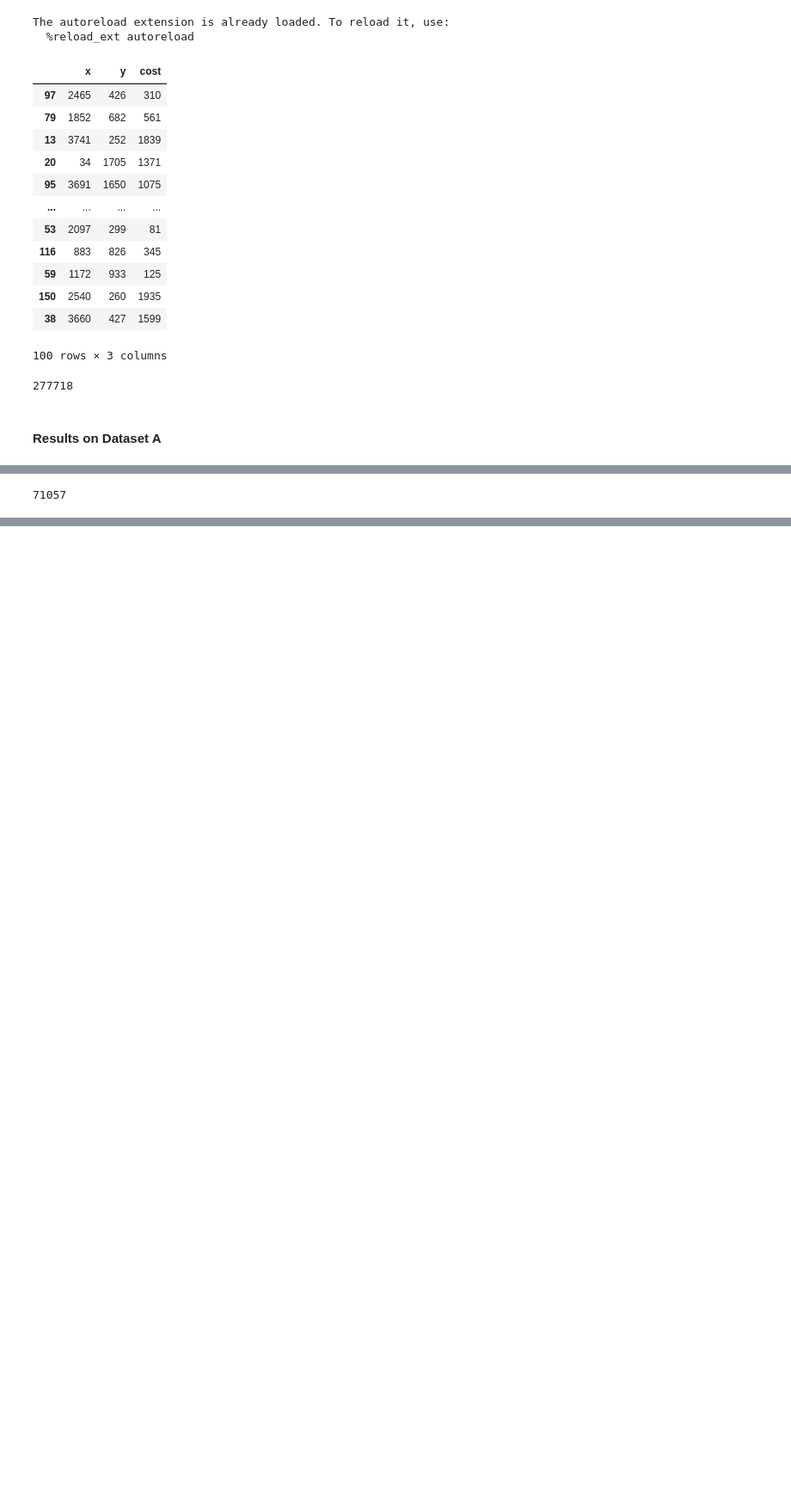
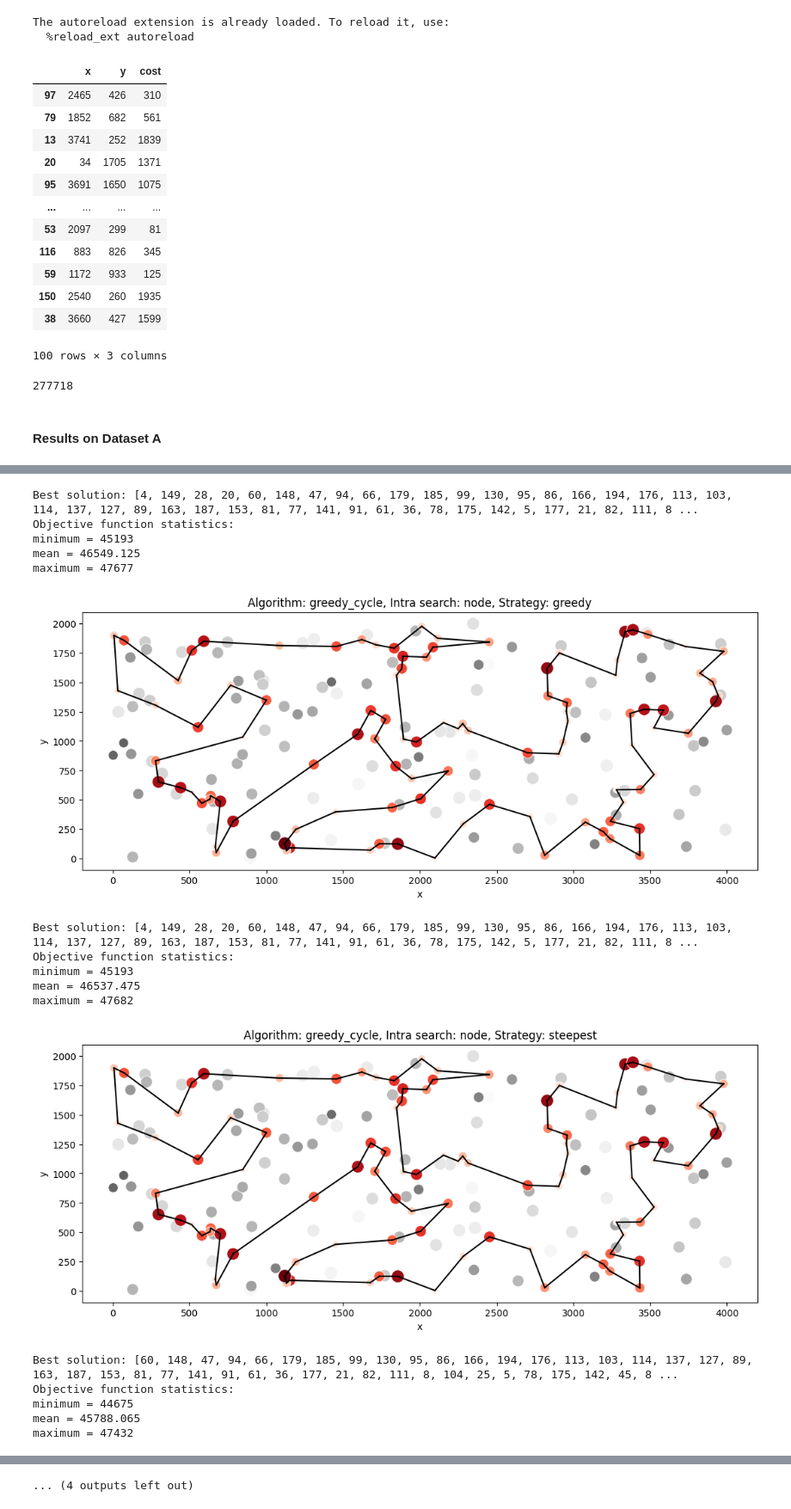
Before and after one commit to TheodorePtr/put-evolutionary-computations, a Jupyter notebook: notebooks/03-local-search.ipynb, the cells around one changed output, grey strips where cells are left out. Shown at 86% size. Cells and saved outputs as stored; diff of their text form; code cells hidden in the pictures; blank space fills up the shorter version.

```diff
--- a/notebooks/03-local-search.ipynb
+++ b/notebooks/03-local-search.ipynb
@@ -261,7 +261,7 @@ def local_search(
     non_selected_nodes = get_remaining_nodes(selected_nodes, num_nodes)
 
     while True:
-        intra_neighbors = browse_intra_solutions(dm, solution)
+        intra_neighbors = browse_intra_solutions(dm, solution, intra_search)
         inter_neighbors = browse_inter_solutions(
             dm, solution, non_selected_nodes, ds["cost"].tolist()
         )
@@ -354,18 +392,34 @@ TypeError: browse_intra_solutions() missing 1 required positional argument: 'int
 # %%
 for algo in algos:
     for search in intra_search:
         for strat in strategy:
             perform_experiment(
-                ds_a,
-                dm_a,
+                ds_b,
+                dm_b,
                 f"Algorithm: {algo}, Intra search: {search}, Strategy: {strat}",
                 init_local_search,
                 **{
                     "strategy": strat,
                     "intra_search": search,
                     "debug_mode": True,
                     "algo_to_enchance": algo,
                 },
             )
 # %% [output]
-71057
+Best solution: [4, 149, 28, 20, 60, 148, 47, 94, 66, 179, 185, 99, 130, 95, 86, 166, 194, 176, 113, 103, 114, 137, 127, 89, 163, 187, 153, 81, 77, 141, 91, 61, 36, 78, 175, 142, 5, 177, 21, 82, 111, 8 ...
+Objective function statistics:
+minimum = 45193
+mean = 46549.125
+maximum = 47677
+[figure, added]
+Best solution: [4, 149, 28, 20, 60, 148, 47, 94, 66, 179, 185, 99, 130, 95, 86, 166, 194, 176, 113, 103, 114, 137, 127, 89, 163, 187, 153, 81, 77, 141, 91, 61, 36, 78, 175, 142, 5, 177, 21, 82, 111, 8 ...
+Objective function statistics:
+minimum = 45193
+mean = 46537.475
+maximum = 47682
+[figure, added]
+Best solution: [60, 148, 47, 94, 66, 179, 185, 99, 130, 95, 86, 166, 194, 176, 113, 103, 114, 137, 127, 89, 163, 187, 153, 81, 77, 141, 91, 61, 36, 177, 21, 82, 111, 8, 104, 25, 5, 78, 175, 142, 45, 8 ...
+Objective function statistics:
+minimum = 44675
+mean = 45788.065
+maximum = 47432
@@ -371,0 +445 @@ for algo in algos:
+... (4 outputs left out)
```
Also changed, not shown: parts of 12 cells of this notebook, 1 other file.
